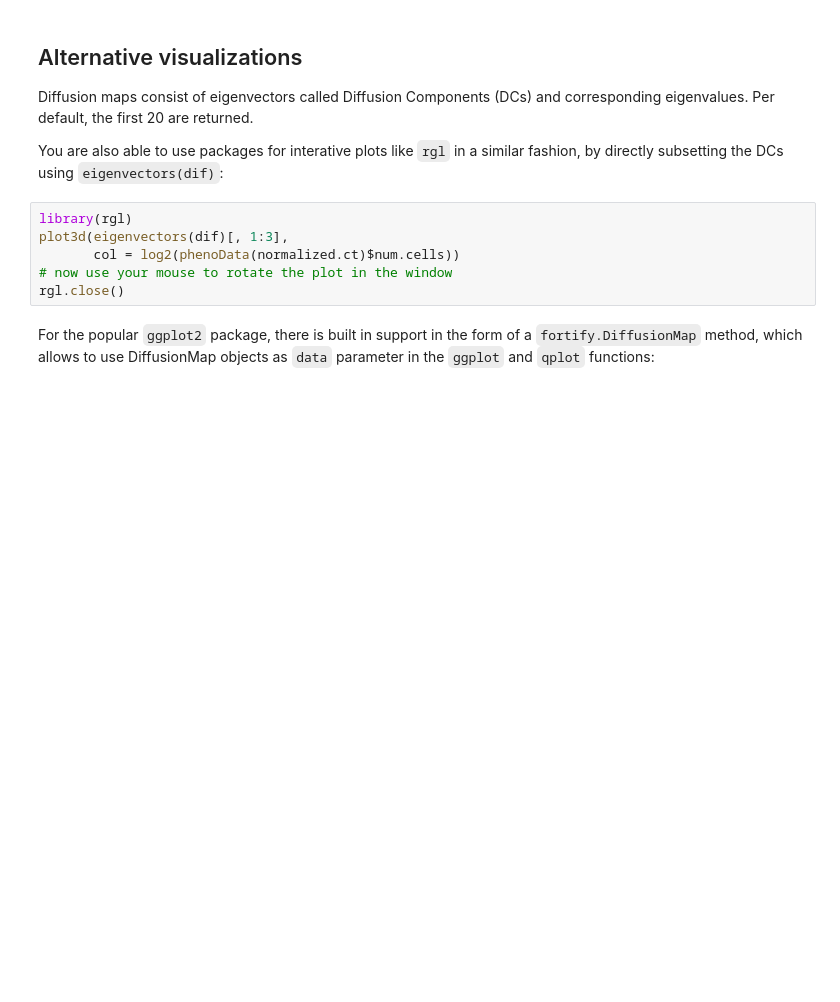
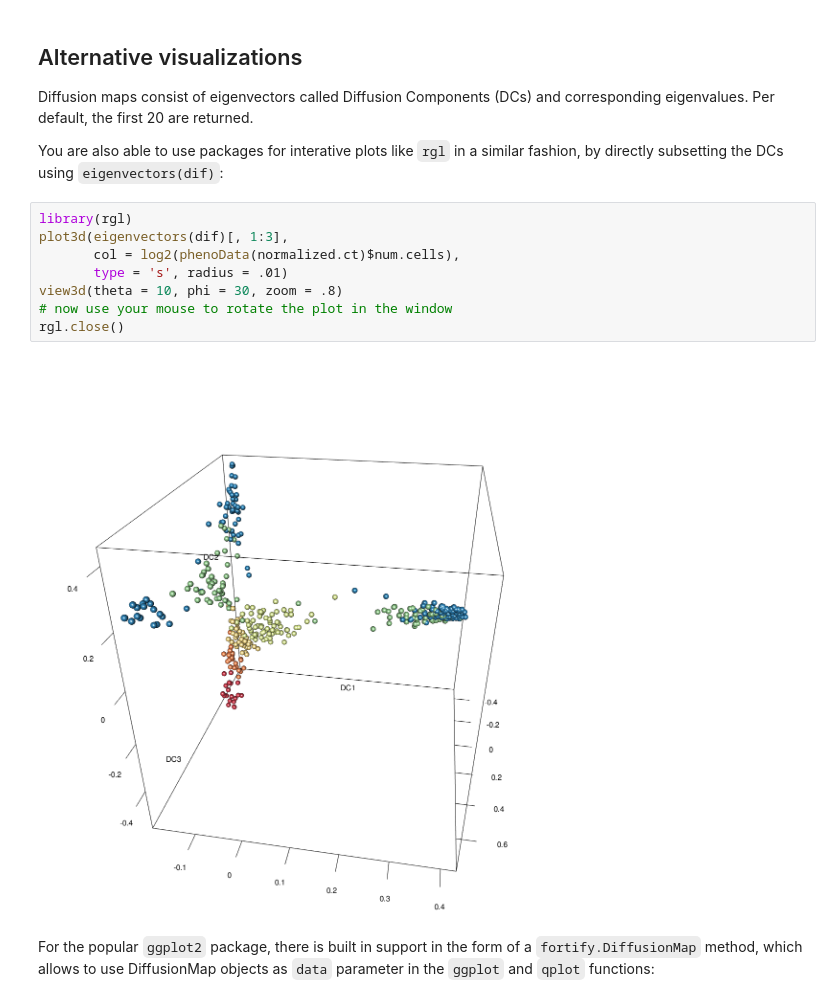
Before and after one commit to theislab/destiny, a Jupyter notebook: vignettes/destiny.ipynb, the cells around one changed output. Saved outputs shown, nothing was run; the diff lists cells and outputs as text; blank space fills up the shorter version.

```diff
--- a/vignettes/destiny.ipynb
+++ b/vignettes/destiny.ipynb
@@ -156,9 +174,13 @@ You are also able to use packages for interative plots like `rgl` in a similar f
 # %%
 library(rgl)
 plot3d(eigenvectors(dif)[, 1:3],
-       col = log2(phenoData(normalized.ct)$num.cells))
+       col = log2(phenoData(normalized.ct)$num.cells),
+       type = 's', radius = .01)
+view3d(theta = 10, phi = 30, zoom = .8)
 # now use your mouse to rotate the plot in the window
 rgl.close()
+# %% [output]
+[figure, added]
 # %% [markdown]
 For the popular `ggplot2` package, there is built in support in the form of a `fortify.DiffusionMap` method, which allows to use DiffusionMap objects as `data` parameter in the `ggplot` and `qplot` functions:
 # %%
```
Also changed, not shown: parts of 3 cells of this notebook.
